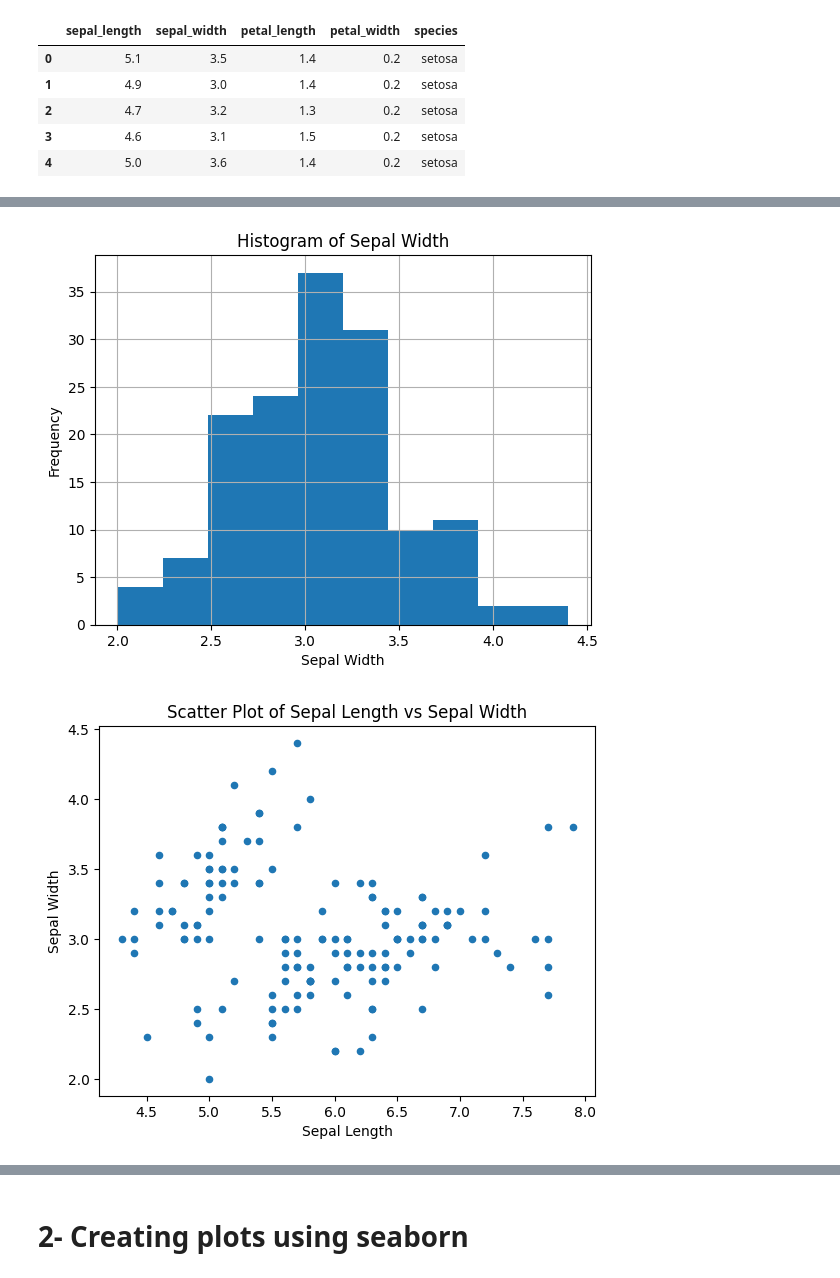
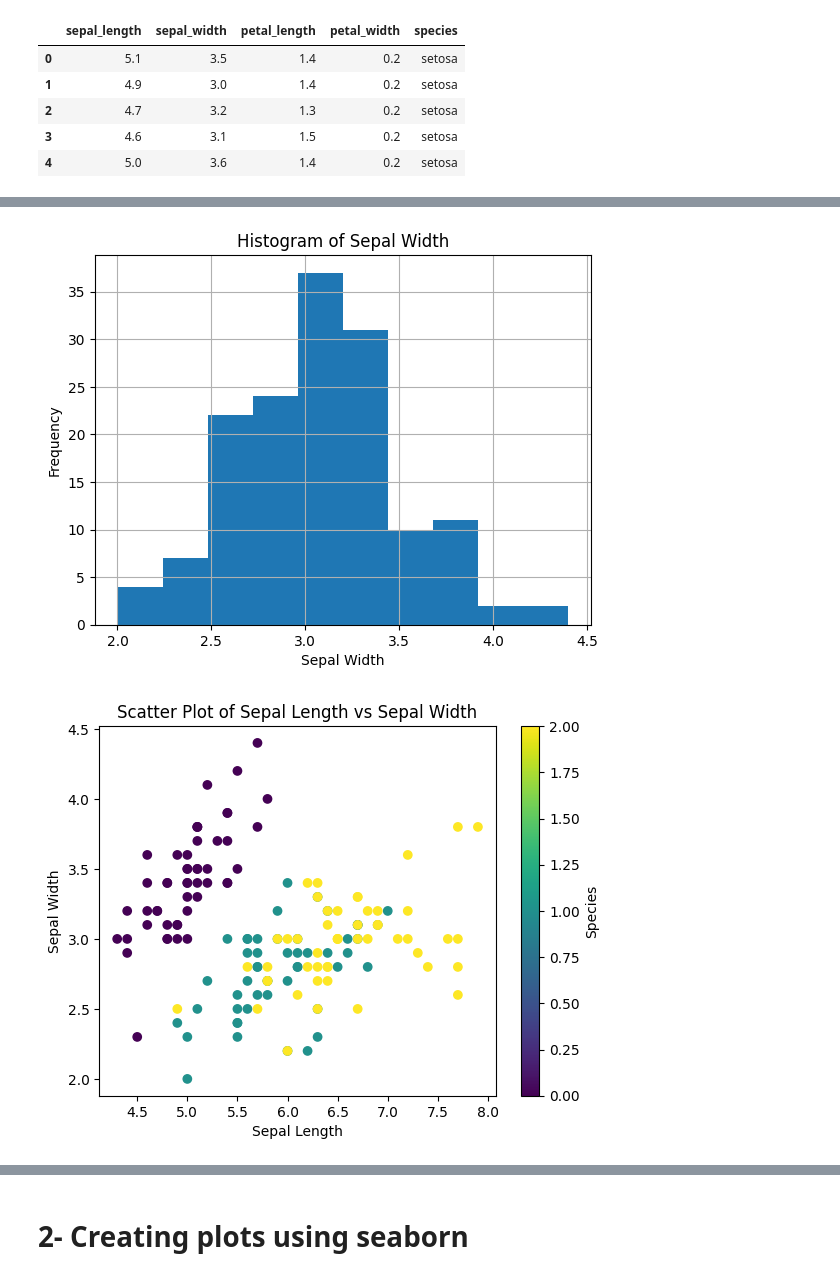
Before and after one commit to Danish12365/AI-and-Data-Science-6-Months, a Jupyter notebook: day_21/Assighnment_plots.ipynb, the cells around one changed output, grey strips where cells are left out. Drawn from its saved outputs; the diff is of its cells as text; code cells hidden in the pictures.

```diff
--- a/day_21/Assighnment_plots.ipynb
+++ b/day_21/Assighnment_plots.ipynb
@@ -43,12 +43,14 @@ plt.xlabel('Sepal Width')
 plt.ylabel('Frequency')
 plt.show()
 
-# Plot 3: Scatter plot of sepal_length vs sepal_width
-df1.plot.scatter(x='sepal_length', y='sepal_width')
+# Plot 3: Scatter plot of sepal_length vs sepal_width with different colors for species
+plt.scatter(x=df1['sepal_length'], y=df1['sepal_width'], c=df1['species'].astype('category').cat.codes, cmap='viridis')
 plt.title('Scatter Plot of Sepal Length vs Sepal Width')
 plt.xlabel('Sepal Length')
 plt.ylabel('Sepal Width')
+plt.colorbar(label='Species')
 plt.show()
+
 
 # Plot 4: Box plot of petal_length by species
 df1.boxplot(column='petal_length', by='species')
@@ -74,34 +76,34 @@ plt.show()
 # Plot 7: Box plot of all numeric columns
 df1.boxplot()
 plt.title('Box Plot of All Numeric Columns')
 plt.ylabel('Values')
 plt.xticks(rotation=45)
 plt.show()
 
 # Plot 8: Density plot of petal_length
 df1['petal_length'].plot.density()
 plt.title('Density Plot of Petal Length')
 plt.xlabel('Petal Length')
 plt.ylabel('Density')
 plt.show()
 
 # Plot 9: Bar plot of species counts
 df1['species'].value_counts().plot(kind='bar')
 plt.title('Bar Plot of Species Counts')
 plt.xlabel('Species')
 plt.ylabel('Count')
 plt.show()
 
 # Plot 10: Area plot of petal_width
 df1['petal_width'].plot.area()
 plt.title('Area Plot of Petal Width')
 plt.xlabel('Index')
 plt.ylabel('Petal Width')
 plt.show()
 # %% [output]
 [figure]
 [figure]
-[figure, old version]
+[figure, new version]
 [figure]
 [figure]
 [figure]
```
Also changed, not shown: 25 other files.
